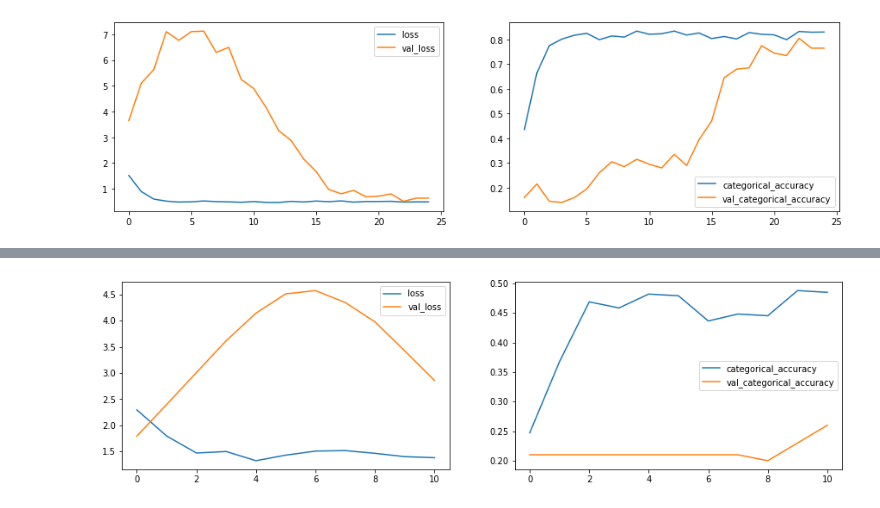
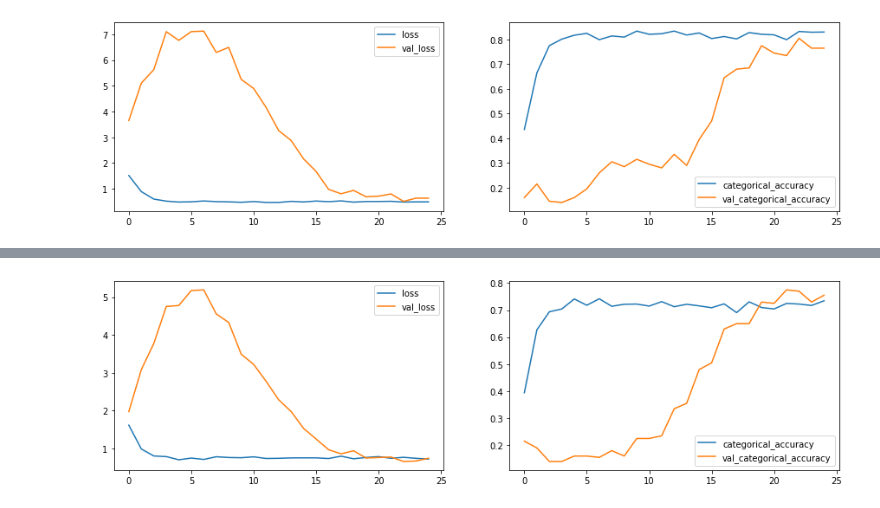
Before and after one commit to JamshedAhsan/gesture-recognition, a Jupyter notebook: gesture-recognition.ipynb, the cells around one changed output, grey strips where cells are left out. Drawn from its saved outputs; the diff is of its cells as text; code cells hidden in the pictures.

```diff
--- a/gesture-recognition.ipynb
+++ b/gesture-recognition.ipynb
@@ -1035,31 +1017,0 @@ plot(model_10_history)
-# %%
-num_epochs = 25 # choose the number of epochs
-print ('# epochs =', num_epochs)
-sample_frames=20
-print ('# total_frames =', total_frames)
-img_height = 120
-print ('# img_height =', img_height)
-img_width = 120
-print ('# img_width =', img_width)
-batch_size = 20 #experiment with the batch size
-print ('# batch_size =', batch_size)
-
-model_10 = build_Conv_GRUnet02((sample_frames,img_height, img_width,3), dense_neurons=256, dropout=0.25)
-print (model_10.summary())
-
-if (num_train_sequences%batch_size) == 0:
-    steps_per_epoch = int(num_train_sequences/batch_size)
-else:
-    steps_per_epoch = (num_train_sequences//batch_size) + 1
-
-if (num_val_sequences%batch_size) == 0:
-    validation_steps = int(num_val_sequences/batch_size)
-else:
-    validation_steps = (num_val_sequences//batch_size) + 1
-
-train_generator = generator(train_path, train_doc, batch_size,sample_frames,img_height, img_width, augment=True)
-val_generator = generator(val_path, val_doc, batch_size,sample_frames,img_height, img_width, augment=True)
-
-model_10_history = model_10.fit(train_generator, steps_per_epoch=steps_per_epoch, epochs=num_epochs, verbose=1,
-                    callbacks=callbacks_list, validation_data=val_generator,
-                    validation_steps=validation_steps, class_weight=None, workers=1, initial_epoch=0)
@@ -1112,5 +1066,5 @@ def build_3DConv_net03(shape=(30,112, 112, 3), learn_rate=0.0002, dense_neurons=
 # %%
-num_epochs = 15 # choose the number of epochs
+num_epochs = 25 # choose the number of epochs
 print ('# epochs =', num_epochs)
 sample_frames=20
 print ('# total_frames =', total_frames)
@@ -1121,8 +1075,8 @@ print ('# img_width =', img_width)
 batch_size = 20 #experiment with the batch size
 print ('# batch_size =', batch_size)
 
-model_10 = build_3DConv_net02((total_frames, img_height, img_width,3), dense_neurons=128)
-print (model_10.summary())
+model_11 = build_3DConv_net03((sample_frames, img_height, img_width,3), dense_neurons=128, dropout=0.25)
+print (model_11.summary())
 
 if (num_train_sequences%batch_size) == 0:
     steps_per_epoch = int(num_train_sequences/batch_size)
@@ -1134,10 +1088,10 @@ if (num_val_sequences%batch_size) == 0:
 else:
     validation_steps = (num_val_sequences//batch_size) + 1
 
-train_generator = generator(train_path, train_doc, batch_size,sample_frames,img_height, img_width)
-val_generator = generator(val_path, val_doc, batch_size,sample_frames,img_height, img_width)
+train_generator = generator(train_path, train_doc, batch_size,sample_frames,img_height, img_width, augment=True)
+val_generator = generator(val_path, val_doc, batch_size,sample_frames,img_height, img_width, augment=True)
 
-model_10_history = model_10.fit(train_generator, steps_per_epoch=steps_per_epoch, epochs=num_epochs, verbose=1,
+model_11_history = model_11.fit(train_generator, steps_per_epoch=steps_per_epoch, epochs=num_epochs, verbose=1,
                     callbacks=callbacks_list, validation_data=val_generator,
                     validation_steps=validation_steps, class_weight=None, workers=1, initial_epoch=0)
 # %% [output]
@@ -1184,4 +1140,4 @@ Traceback (most recent call last):
 # %%
-plot(model_08_history)
+plot(model_11_history)
 # %% [output]
-[figure, old version]
+[figure, new version]
```
Also changed, not shown: parts of 29 cells of this notebook.
